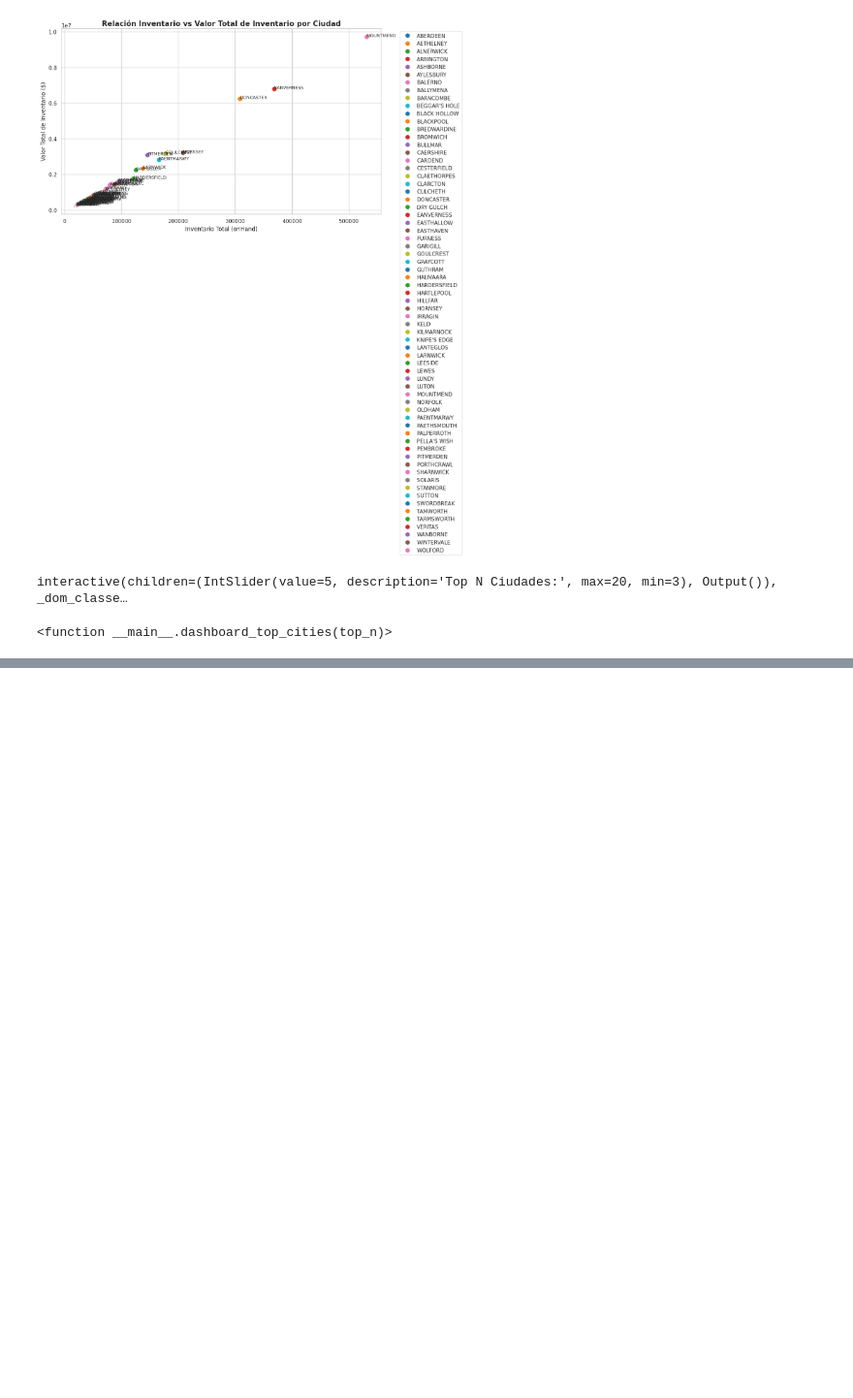
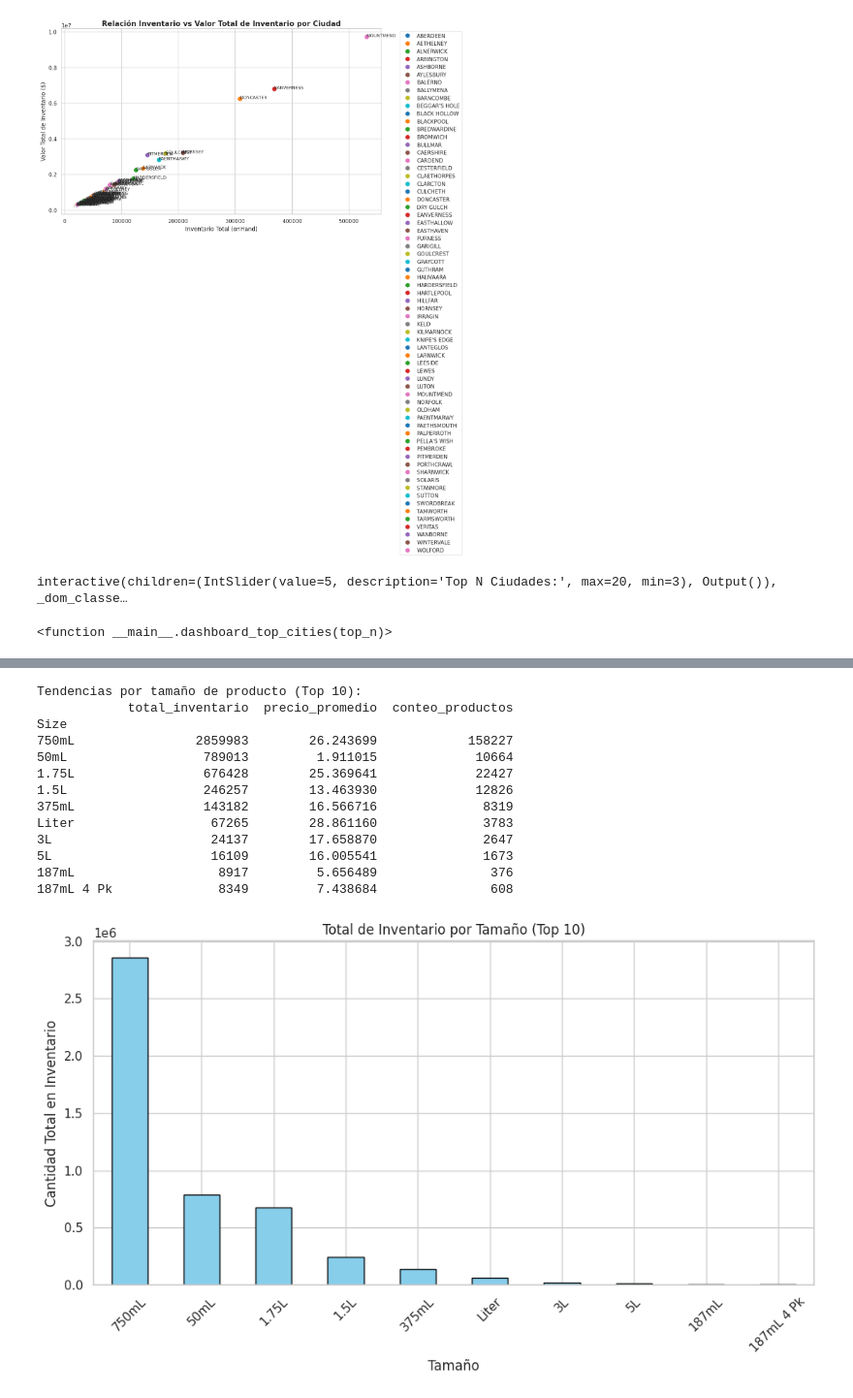
Before and after one commit to RaksoIngenieria/Data-Analytics, a Jupyter notebook: AromasDelValle.ipynb, the cells around one changed output, grey strips where cells are left out. Shown at 97% size. Saved outputs shown, nothing was run; the diff lists cells and outputs as text; code cells hidden in the pictures; blank space fills up the shorter version.

```diff
--- a/AromasDelValle.ipynb
+++ b/AromasDelValle.ipynb
@@ -810,0 +890,10 @@ TypeError: '<' not supported between instances of 'float' and 'str'
+# %%
+# Asegurarse de que la columna 'onHand' sea numérica
+df["onHand"] = pd.to_numeric(df["onHand"], errors="coerce")
+
+# Filtrar productos con inventario cero
+inventario_cero = df[df["onHand"] == 0][["Description", "City", "onHand"]]
+
+# Mostrar la tabla resultante
+print("Productos con inventario cero y sus ciudades:")
+print(inventario_cero)
@@ -810,0 +916,10 @@ TypeError: '<' not supported between instances of 'float' and 'str'
+# %%
+# Convertir la columna 'Price' a tipo numérico
+df["Price"] = pd.to_numeric(df["Price"], errors="coerce")
+
+# Calcular el precio promedio por ciudad
+precio_promedio_ciudad = df.groupby("City")["Price"].mean().sort_values(ascending=False).head(5)
+
+# Mostrar el resultado
+print("Top 5 ciudades con mayor precio promedio:")
+print(precio_promedio_ciudad)
@@ -810,0 +935,52 @@ TypeError: '<' not supported between instances of 'float' and 'str'
+# %%
+# Asegurar que las columnas numéricas estén en el tipo correcto
+df["onHand"] = pd.to_numeric(df["onHand"], errors="coerce")
+df["Price"] = pd.to_numeric(df["Price"], errors="coerce")
+
+# Agrupar por tamaño y calcular estadísticas
+tamaño_stats = df.groupby("Size").agg(
+    total_inventario=("onHand", "sum"),
+    precio_promedio=("Price", "mean"),
+    conteo_productos=("Description", "count")
+).sort_values(by="total_inventario", ascending=False)
+
+# Mostrar las 10 principales tendencias por tamaño
+print("Tendencias por tamaño de producto (Top 10):")
+print(tamaño_stats.head(10))
+
+# Gráfico de barras: Total de inventario por tamaño (Top 10)
+plt.figure(figsize=(10, 6))
+tamaño_stats["total_inventario"].head(10).plot(kind="bar", color="skyblue", edgecolor="black")
+plt.title("Total de Inventario por Tamaño (Top 10)")
+plt.xlabel("Tamaño")
+plt.ylabel("Cantidad Total en Inventario")
+plt.xticks(rotation=45)
+plt.tight_layout()
+plt.savefig("inventario_por_tamaño.png")
+plt.show()
+
+# Gráfico de barras: Precio promedio por tamaño (Top 10)
+plt.figure(figsize=(10, 6))
+tamaño_stats["precio_promedio"].head(10).plot(kind="bar", color="salmon", edgecolor="black")
+plt.title("Precio Promedio por Tamaño (Top 10)")
+plt.xlabel("Tamaño")
+plt.ylabel("Precio Promedio")
+plt.xticks(rotation=45)
+plt.tight_layout()
+plt.savefig("precio_promedio_por_tamaño.png")
+plt.show()
+# %% [output]
+Tendencias por tamaño de producto (Top 10):
+            total_inventario  precio_promedio  conteo_productos
+Size
+750mL                2859983        26.243699            158227
+50mL                  789013         1.911015             10664
+1.75L                 676428        25.369641             22427
+1.5L                  246257        13.463930             12826
+375mL                 143182        16.566716              8319
+Liter                  67265        28.861160              3783
+3L                     24137        17.658870              2647
+5L                     16109        16.005541              1673
+187mL                   8917         5.656489               376
+187mL 4 Pk              8349         7.438684               608
+[figure, added]
```
Also changed, not shown: parts of 11 cells of this notebook.
